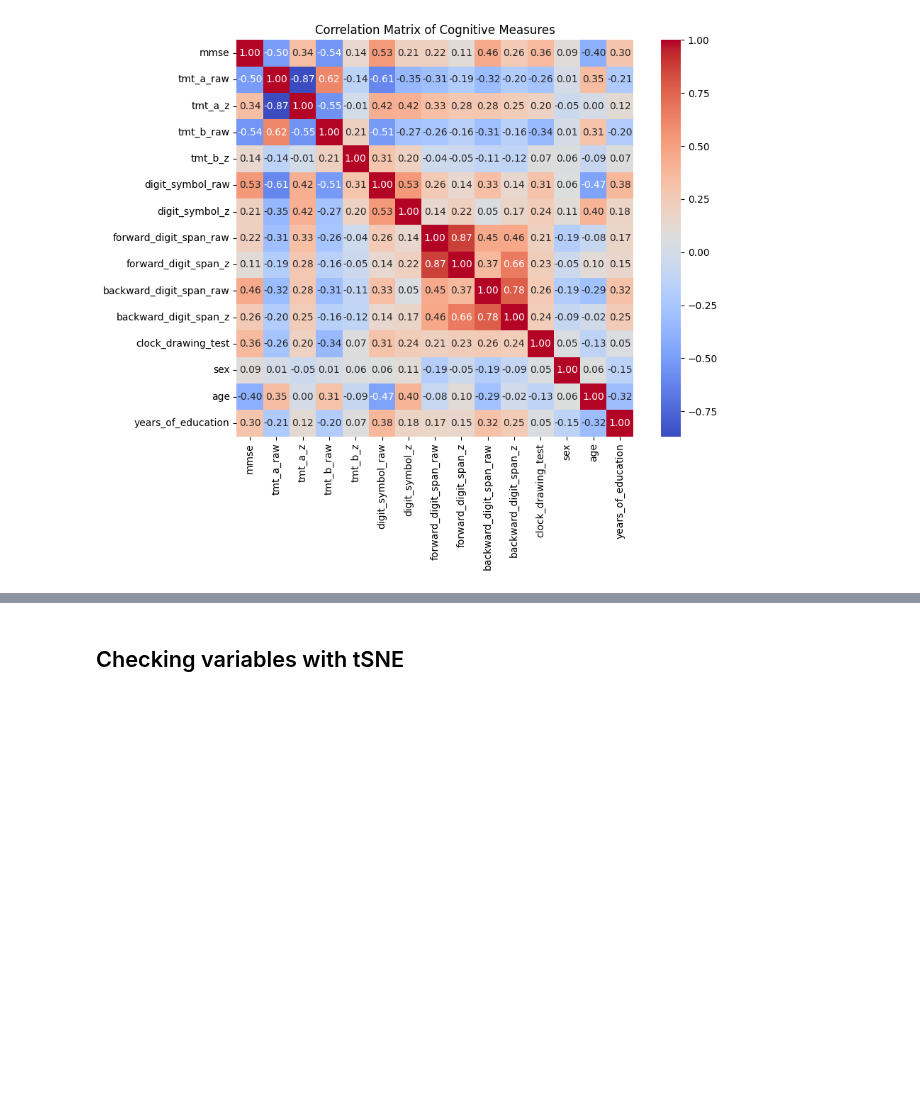
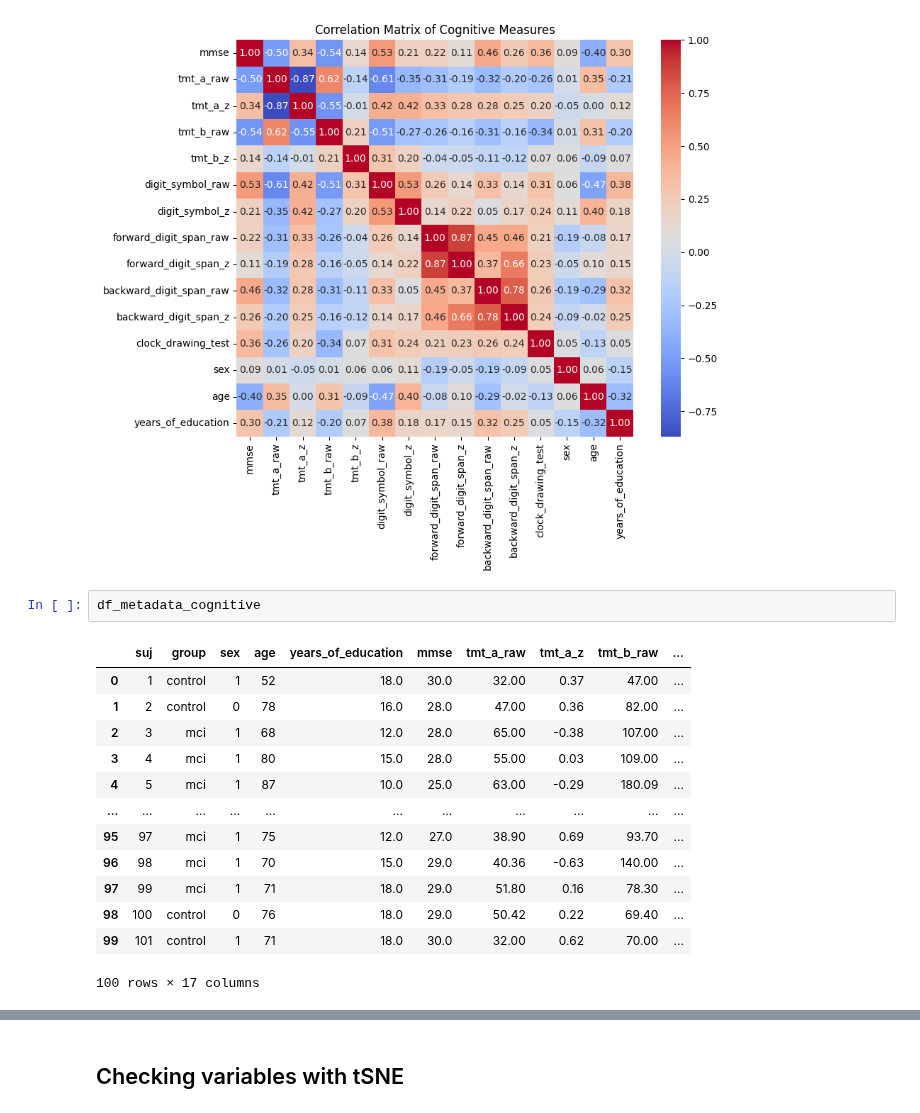
Before and after one commit to gianluca-capelo/tmt-analysis, a Jupyter notebook: notebooks/modelling.ipynb, the cells around one changed output, grey strips where cells are left out. Drawn from its saved outputs; the diff is of its cells as text; blank space fills up the shorter version.

```diff
--- a/notebooks/modelling.ipynb
+++ b/notebooks/modelling.ipynb
@@ -186,3 +177,19 @@ Index(['suj', 'group', 'clasificación de caso',
        'clock_drawing_test', 'years_of_education'],
       dtype='object')
 [figure]
+# %%
+df_metadata_cognitive
+# %% [output]
+|  | suj | group | sex | age | years_of_education | mmse | tmt_a_raw | tmt_a_z | tmt_b_raw | ... |
+| 0 | 1 | control | 1 | 52 | 18.0 | 30.0 | 32.00 | 0.37 | 47.00 | ... |
+| 1 | 2 | control | 0 | 78 | 16.0 | 28.0 | 47.00 | 0.36 | 82.00 | ... |
+| 2 | 3 | mci | 1 | 68 | 12.0 | 28.0 | 65.00 | -0.38 | 107.00 | ... |
+| 3 | 4 | mci | 1 | 80 | 15.0 | 28.0 | 55.00 | 0.03 | 109.00 | ... |
+| 4 | 5 | mci | 1 | 87 | 10.0 | 25.0 | 63.00 | -0.29 | 180.09 | ... |
+| ... | ... | ... | ... | ... | ... | ... | ... | ... | ... | ... |
+| 95 | 97 | mci | 1 | 75 | 12.0 | 27.0 | 38.90 | 0.69 | 93.70 | ... |
+| 96 | 98 | mci | 1 | 70 | 15.0 | 29.0 | 40.36 | -0.63 | 140.00 | ... |
+| 97 | 99 | mci | 1 | 71 | 18.0 | 29.0 | 51.80 | 0.16 | 78.30 | ... |
+| 98 | 100 | control | 0 | 76 | 18.0 | 29.0 | 50.42 | 0.22 | 69.40 | ... |
+| 99 | 101 | control | 1 | 71 | 18.0 | 30.0 | 32.00 | 0.62 | 70.00 | ... |
+100 rows × 17 columns
```
Also changed, not shown: parts of 19 cells of this notebook, 1 other file.
